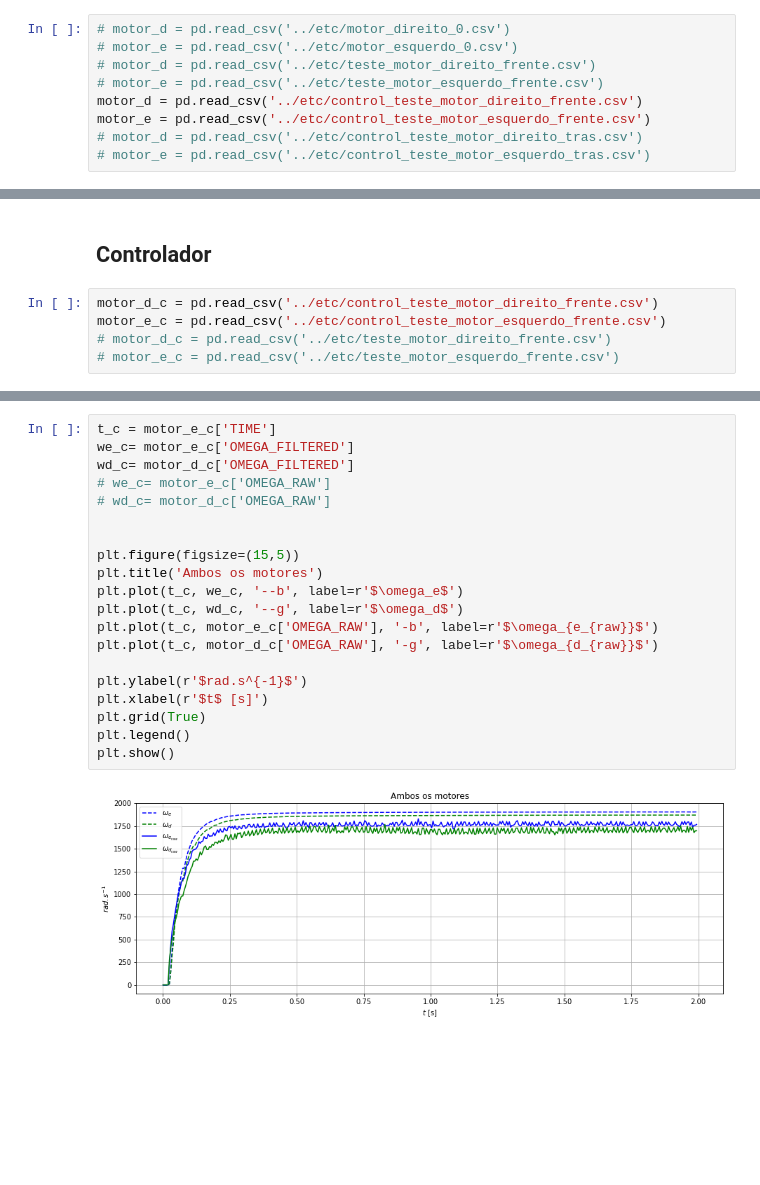
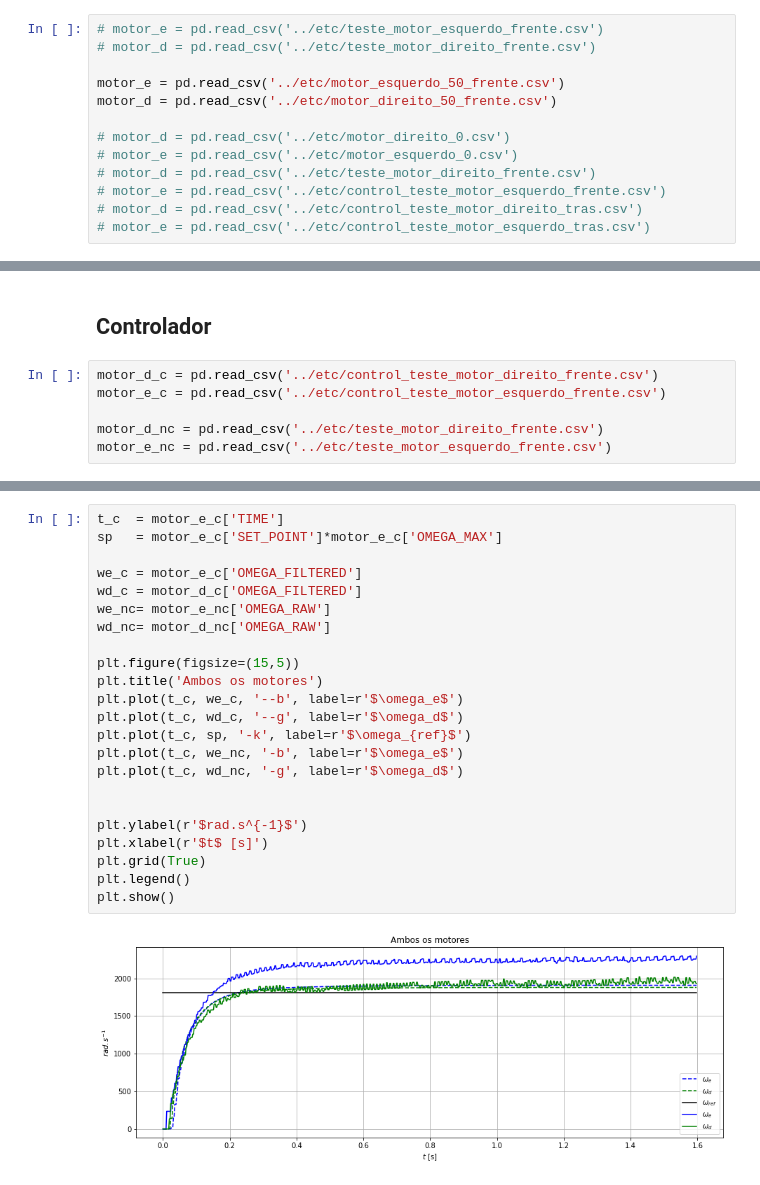
Before and after one commit to Gabriellgpc/BtController, a Jupyter notebook: notebook/analisador.ipynb, the cells around one changed output, grey strips where cells are left out. Drawn from its saved outputs; the diff is of its cells as text; blank space fills up the shorter version.

Commit message:
testes em casa

```diff
--- a/notebook/analisador.ipynb
+++ b/notebook/analisador.ipynb
@@ -84,9 +84,13 @@ plt.show()
 # %%
+# motor_e = pd.read_csv('../etc/teste_motor_esquerdo_frente.csv')
+# motor_d = pd.read_csv('../etc/teste_motor_direito_frente.csv')
+
+motor_e = pd.read_csv('../etc/motor_esquerdo_50_frente.csv')
+motor_d = pd.read_csv('../etc/motor_direito_50_frente.csv')
+
 # motor_d = pd.read_csv('../etc/motor_direito_0.csv')
 # motor_e = pd.read_csv('../etc/motor_esquerdo_0.csv')
 # motor_d = pd.read_csv('../etc/teste_motor_direito_frente.csv')
-# motor_e = pd.read_csv('../etc/teste_motor_esquerdo_frente.csv')
-motor_d = pd.read_csv('../etc/control_teste_motor_direito_frente.csv')
-motor_e = pd.read_csv('../etc/control_teste_motor_esquerdo_frente.csv')
+# motor_e = pd.read_csv('../etc/control_teste_motor_esquerdo_frente.csv')
 # motor_d = pd.read_csv('../etc/control_teste_motor_direito_tras.csv')
 # motor_e = pd.read_csv('../etc/control_teste_motor_esquerdo_tras.csv')
@@ -544,5 +486,6 @@ w_hat[t >= Tm*6].var()
 # %%
 motor_d_c = pd.read_csv('../etc/control_teste_motor_direito_frente.csv')
 motor_e_c = pd.read_csv('../etc/control_teste_motor_esquerdo_frente.csv')
-# motor_d_c = pd.read_csv('../etc/teste_motor_direito_frente.csv')
-# motor_e_c = pd.read_csv('../etc/teste_motor_esquerdo_frente.csv')
+
+motor_d_nc = pd.read_csv('../etc/teste_motor_direito_frente.csv')
+motor_e_nc = pd.read_csv('../etc/teste_motor_esquerdo_frente.csv')
@@ -549,22 +516,25 @@ motor_e_c = pd.read_csv('../etc/control_teste_motor_esquerdo_frente.csv')
 # %%
-t_c = motor_e_c['TIME']
-we_c= motor_e_c['OMEGA_FILTERED']
-wd_c= motor_d_c['OMEGA_FILTERED']
-# we_c= motor_e_c['OMEGA_RAW']
-# wd_c= motor_d_c['OMEGA_RAW']
+t_c  = motor_e_c['TIME']
+sp   = motor_e_c['SET_POINT']*motor_e_c['OMEGA_MAX']
 
+we_c = motor_e_c['OMEGA_FILTERED']
+wd_c = motor_d_c['OMEGA_FILTERED']
+we_nc= motor_e_nc['OMEGA_RAW']
+wd_nc= motor_d_nc['OMEGA_RAW']
 
 plt.figure(figsize=(15,5))
 plt.title('Ambos os motores')
 plt.plot(t_c, we_c, '--b', label=r'$\omega_e$')
 plt.plot(t_c, wd_c, '--g', label=r'$\omega_d$')
-plt.plot(t_c, motor_e_c['OMEGA_RAW'], '-b', label=r'$\omega_{e_{raw}}$')
-plt.plot(t_c, motor_d_c['OMEGA_RAW'], '-g', label=r'$\omega_{d_{raw}}$')
+plt.plot(t_c, sp, '-k', label=r'$\omega_{ref}$')
+plt.plot(t_c, we_nc, '-b', label=r'$\omega_e$')
+plt.plot(t_c, wd_nc, '-g', label=r'$\omega_d$')
+
 
 plt.ylabel(r'$rad.s^{-1}$')
 plt.xlabel(r'$t$ [s]')
 plt.grid(True)
 plt.legend()
 plt.show()
 # %% [output]
-[figure, old version]
+[figure, new version]
```
Also changed, not shown: parts of 22 cells of this notebook, 41 other files.
